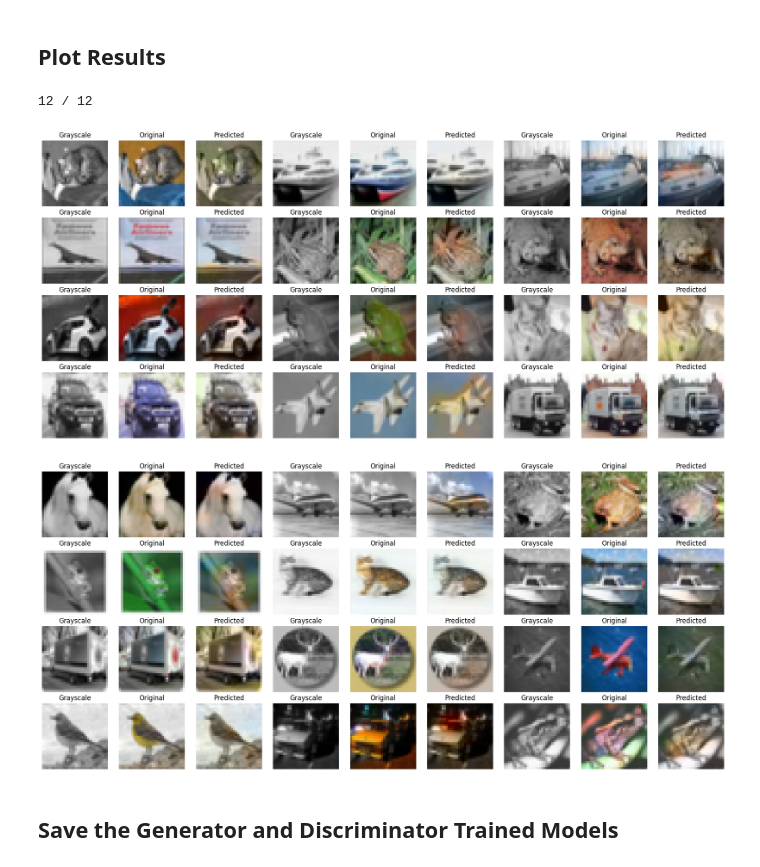
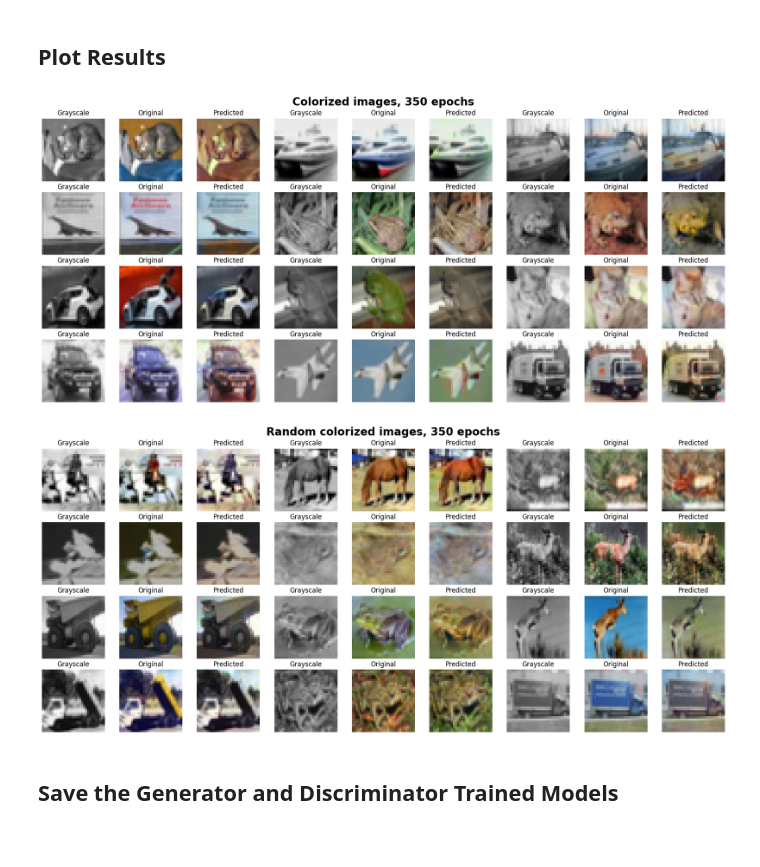
Before and after one commit to pintamonas4575/RLGAN-project-MAADM-UPM, a Jupyter notebook: RLGAN-p2-GAN.ipynb, the cells around one changed output. Saved outputs shown, nothing was run; the diff lists cells and outputs as text; code cells hidden in the pictures; blank space fills up the shorter version.

```diff
--- a/RLGAN-p2-GAN.ipynb
+++ b/RLGAN-p2-GAN.ipynb
@@ -99,7 +99,7 @@ def load_data(force=False) -> tuple[np.ndarray, np.ndarray, np.ndarray, np.ndarr
     if not is_saved_arrays_exist or force:  # If the processed data does not exist or if force is True, process the data
         (train_images, _), (test_images, _) = cifar10.load_data()  # Load the CIFAR-10 dataset
         X_train, Y_train = generate_dataset(train_images, debug=False)  # Process the training images
-        X_test, Y_test = generate_dataset(test_images, debug=True)  # Process the testing images
+        X_test, Y_test = generate_dataset(test_images, debug=False)  # Process the testing images
         print('Saving processed data')
         np.save(os.path.join(WORKDIR, 'X_train.npy'), X_train)  # Save the processed training data to the disk
         np.save(os.path.join(WORKDIR, 'Y_train.npy'), Y_train)  # Save the processed training data to the disk
@@ -575,7 +546,7 @@ def plot_colorized_images(n_samples: int) -> None:
 
     # Create a grid of subplots with num_rows rows and num_cols columns
     fig, axes = plt.subplots(num_rows, num_cols, figsize=(num_cols * 2, num_rows * 2))
-    fig.subplots_adjust(hspace=0.3, wspace=0.1)  # Adjust spacing between subplots
+    fig.subplots_adjust(hspace=0.1, wspace=0.1)  # Adjust spacing between subplots
 
     # Loop over the grayscale images, original color images, and colorized images
     for i, (x, y, y_hat) in enumerate(zip(X_test[:n_samples], Y_test[:n_samples], Y_hat)):
@@ -612,29 +583,22 @@ def plot_colorized_images(n_samples: int) -> None:
         ax.imshow(predicted_rgb)
         ax.set_title('Predicted', fontsize=font_size)
 
-        # Print the current row number to the console
-        sys.stdout.flush()
-        sys.stdout.write('\r{} / {}'.format(i + 1, n_samples))
-
     # Hide empty subplots if any
     for ax_row in axes:
         for ax in ax_row:
             if not ax.has_data():
                 ax.axis('off')
 
-    # Adjust the padding between subplots
+    plt.suptitle(f'Colorized images, {EPOCHS} epochs', fontsize=20, fontweight='bold', y=0.99)
     plt.tight_layout(pad=0.5)
-    # Save the figure as an image file
-    plt.savefig(os.path.join(WORKDIR, 'GAN_img_predictions.png'))
+    plt.savefig(os.path.join(WORKDIR, f'GAN_{EPOCHS}_predictions.png'))
     plt.show()
 
 plot_colorized_images(n_samples=12)
 # %% [output]
-12 / 12
-[figure, old version]
+[figure, new version]
 # %%
 def plot_colorized_images_random(n_samples: int) -> None:
-    # Randomly select n_samples indices from the test set
     indices = np.random.choice(len(X_test), n_samples, replace=False)
 
     # Generate colorized versions of the randomly selected grayscale images in the test set
@@ -646,7 +610,7 @@ def plot_colorized_images_random(n_samples: int) -> None:
 
     # Create a grid of subplots with num_rows rows and num_cols columns
     fig, axes = plt.subplots(num_rows, num_cols, figsize=(num_cols * 2, num_rows * 2))
-    fig.subplots_adjust(hspace=0.3, wspace=0.1)  # Adjust spacing between subplots
+    fig.subplots_adjust(hspace=0.1, wspace=0.1)  # Adjust spacing between subplots
 
     # Loop over the grayscale images, original color images, and colorized images
     for i, (x, y, y_hat) in enumerate(zip(X_test[indices], Y_test[indices], Y_hat)):
@@ -667,41 +631,36 @@ def plot_colorized_images_random(n_samples: int) -> None:
 
         # Display the grayscale image in the first column of the current row
         ax: matplotlib.axes.Axes = axes[row, col]  # Get the appropriate axis for the current subplot
         ax.axis('off')
         ax.imshow(grayscale_rgb)
         ax.set_title('Grayscale', fontsize=font_size)
 
         # Display the original color image in the second column of the current row
         ax = axes[row, col + 1]  # Move to the next column for original RGB
         ax.axis('off')
         ax.imshow(orig_rgb)
         ax.set_title('Original', fontsize=font_size)
 
         # Display the colorized image in the third column of the current row
         ax = axes[row, col + 2]  # Move to the next column for predicted colorized image
         ax.axis('off')
         ax.imshow(predicted_rgb)
         ax.set_title('Predicted', fontsize=font_size)
 
-        # Print the current row number to the console
-        # sys.stdout.flush()
-        # sys.stdout.write('\r{} / {}'.format(i + 1, n_samples))
-
     # Hide empty subplots if any
     for ax_row in axes:
         for ax in ax_row:
             if not ax.has_data():
                 ax.axis('off')
 
-    # Adjust the padding between subplots
+    plt.suptitle(f'Random colorized images, {EPOCHS} epochs', fontsize=20, fontweight='bold', y=0.99)
     plt.tight_layout(pad=0.5)
-    # Save the figure as an image file
-    plt.savefig(os.path.join(WORKDIR, 'GAN_img_predictions_random.png'))
+    plt.savefig(os.path.join(WORKDIR, f'GAN_{EPOCHS}_predictions_random.png'))
     plt.show()
 
 plot_colorized_images_random(n_samples=12)
 # %% [output]
-[figure, old version]
+[figure, new version]
 # %% [markdown]
 ## Save the Generator and Discriminator Trained Models
 # %%
```
Also changed, not shown: parts of 15 cells of this notebook, 6 other files.
